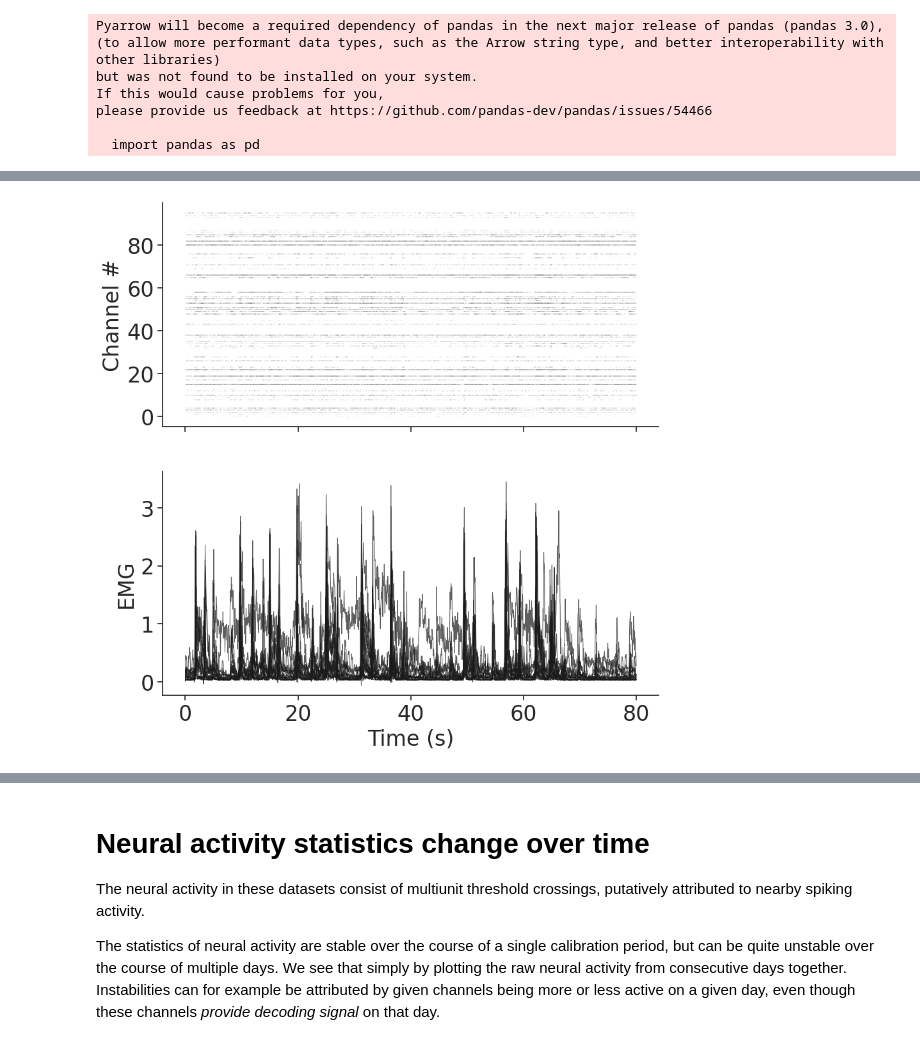
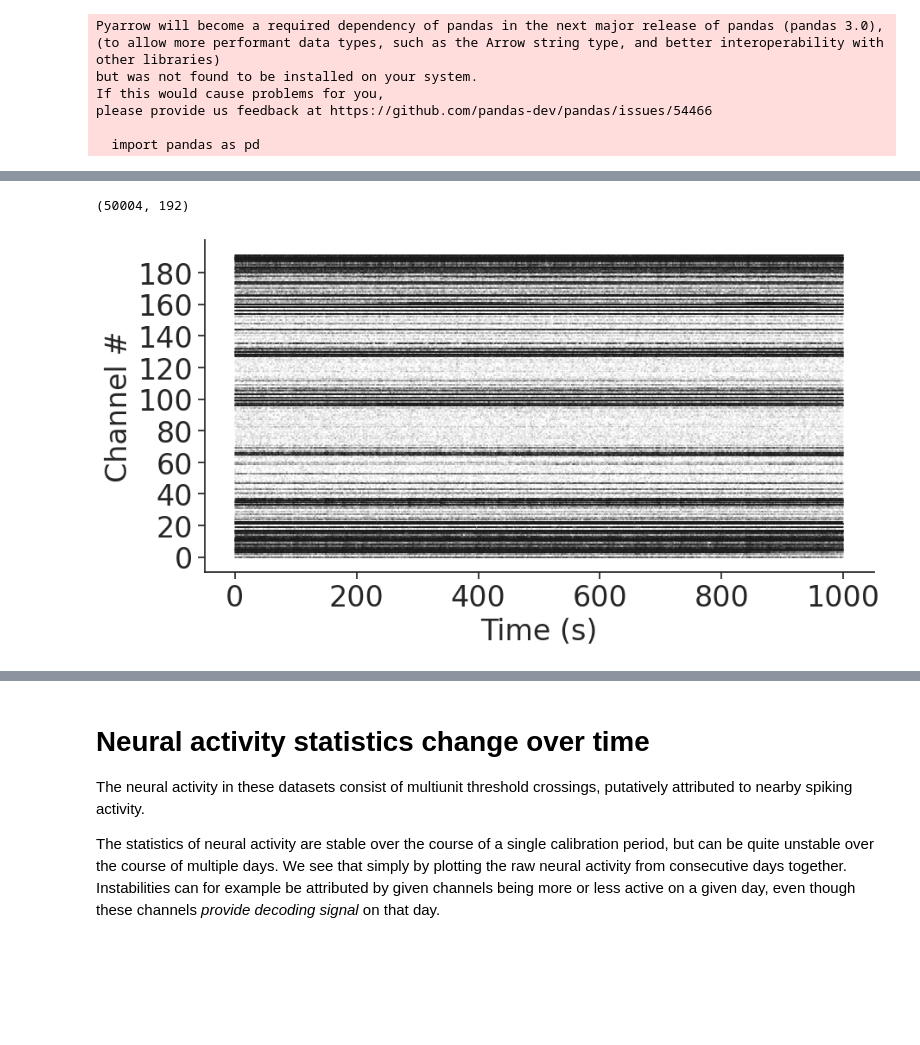
Before and after one commit to snel-repo/falcon-challenge, a Jupyter notebook: data_demos/h2.ipynb, the cells around one changed output, grey strips where cells are left out. Cells and saved outputs as stored; diff of their text form; code cells hidden in the pictures; blank space fills up the shorter version.

```diff
--- a/data_demos/h2.ipynb
+++ b/data_demos/h2.ipynb
@@ -30,8 +30,8 @@ please provide us feedback at https://github.com/pandas-dev/pandas/issues/54466
 
   import pandas as pd
 # %%
-train_path = Path('/snel/share/share/data/bg2/t5_handwriting/CORP_data/stability_benchmark/nwb/')
-test_path = Path('/snel/share/share/data/bg2/t5_handwriting/CORP_data/stability_benchmark/nwb/')
+train_path = Path('/snel/share/share/data/bg2/t5_handwriting/CORP_data/stability_benchmark/nwb/held_in_calib')
+test_path = Path('/snel/share/share/data/bg2/t5_handwriting/CORP_data/stability_benchmark/nwb/held_out_calib')
 
 train_files = sorted(train_path.glob('*.nwb'))
 test_files = sorted(test_path.glob('*.nwb'))
@@ -124,14 +102,10 @@ Loading /snel/share/share/derived/rouse/RTG/NWB_FALCON_v4/held_in_calib/L_201209
 # %%
 # %% plot some continuous raster/EMG data for a single session
 from visualization import rasterplot
-
-fig, ax = plt.subplots(2, 1, figsize=(10, 10), sharex=True, sharey=False)
-rasterplot(spikes[:4001, :], bin_size_s=BIN_SIZE_S, ax=ax[0])
-ax[1].plot(time[:4001], emg[:4001, :], linewidth=0.75, color='k', alpha=0.7)
-ax[1].set_xlabel('Time (s)')
-ax[1].set_ylabel('EMG')
-ax[1].spines['top'].set_visible(False)
-ax[1].spines['right'].set_visible(False)
+fig, ax = plt.subplots(1, 1, figsize=(10, 5))
+rasterplot(spikes, bin_size_s=BIN_SIZE_S, ax=ax)
+ax.set_xlabel('Time (s)')
 plt.show()
 # %% [output]
+(50004, 192)
-[figure, old version]
+[figure, new version]
```
Also changed, not shown: parts of 24 cells of this notebook.
